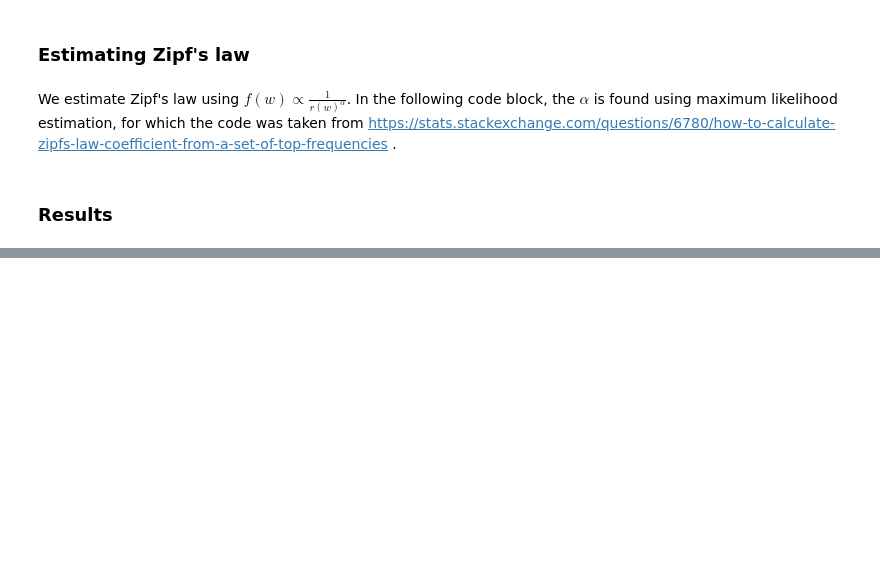
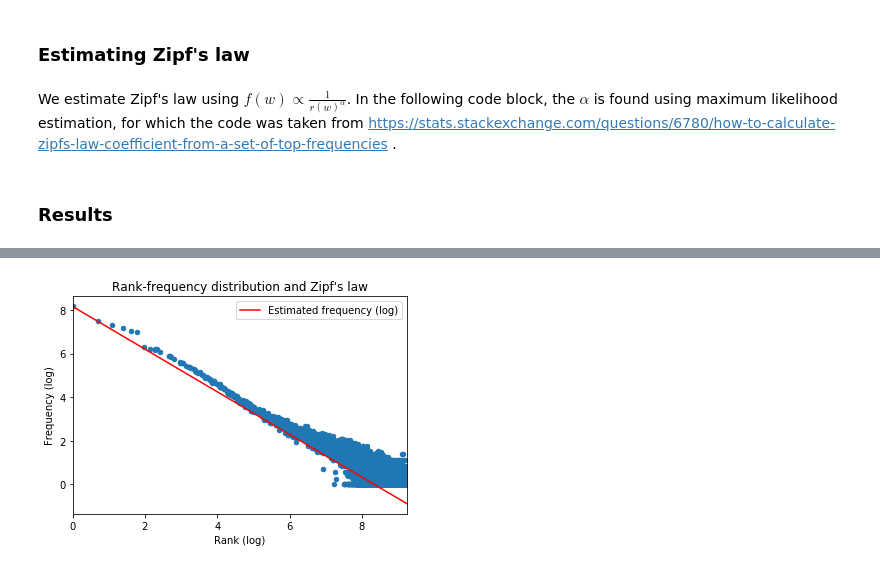
Before and after one commit to remvanthull/Thesis, a Jupyter notebook: LargeLanguageModels.ipynb, the cells around one changed output, grey strips where cells are left out. Drawn from its saved outputs; the diff is of its cells as text; code cells hidden in the pictures; blank space fills up the shorter version.

```diff
--- a/LargeLanguageModels.ipynb
+++ b/LargeLanguageModels.ipynb
@@ -81,11 +82,15 @@ mean_freqs = freqs_df.mean(axis=1)
 ### Estimating Zipf's law
 # %% [markdown]
 We estimate Zipf's law using $f(w) \propto \frac{1}{r(w)^{\alpha}}$. In the following code block, the $\alpha$ is found using maximum likelihood estimation, for which the code was taken from https://stats.stackexchange.com/questions/6780/how-to-calculate-zipfs-law-coefficient-from-a-set-of-top-frequencies .
+# %%
+df = pd.concat([mean_ranks, mean_freqs], axis=1, sort=False)
+df.set_axis(["Rank", "Frequency"], axis=1, inplace=True)
+df = df.sort_values(by=['Rank'])
 # %%
 # Estimate the alpha parameter
 def loglikelihood(a):
     # Power law function
-    Probabilities = mean_ranks**(-a)
+    Probabilities = df['Rank']**(-a)
 
     # Normalized
     Probabilities = Probabilities/Probabilities.sum()
@@ -94,7 +99,7 @@ def loglikelihood(a):
     Lvector = np.log(Probabilities)
 
     # Multiply the vector by frequencies
-    Lvector = np.log(Probabilities) * mean_freqs
+    Lvector = np.log(Probabilities) * df['Frequency']
 
     # LL is the sum
     L = Lvector.sum()
@@ -102,4 +107,4 @@ def loglikelihood(a):
     # We want to maximize LogLikelihood or minimize (-1)*LogLikelihood
     return(-L)
 
-alpha = minimize(loglikelihood, [2]).x
+alpha = minimize(loglikelihood, [0.9]).x
@@ -110,2 +111,4 @@ zipf_df.set_axis(["Rank (log)", "Predicted frequency (log)"], axis=1, inplace=Tr
+# %%
+df['Estimated frequency'] = max(df['Frequency'])/df['Rank']**alpha
 # %% [markdown]
 ### Results
@@ -111,0 +129,11 @@ zipf_df.set_axis(["Rank (log)", "Predicted frequency (log)"], axis=1, inplace=Tr
+# %%
+# Take logs
+df_log = np.log(df)
+df_log.set_axis(["Rank (log)", "Frequency (log)", "Estimated frequency (log)"], axis=1, inplace=True)
+# %%
+ax = df_log.plot(x ='Rank (log)', y='Frequency (log)', kind = 'scatter')
+df_log.plot(x ='Rank (log)', y='Estimated frequency (log)', kind = 'line', ax=ax, color='red')
+plt.title("Rank-frequency distribution and Zipf's law")
+plt.show()
+# %% [output]
+[figure, added]
```
Also changed, not shown: parts of 20 cells of this notebook.
